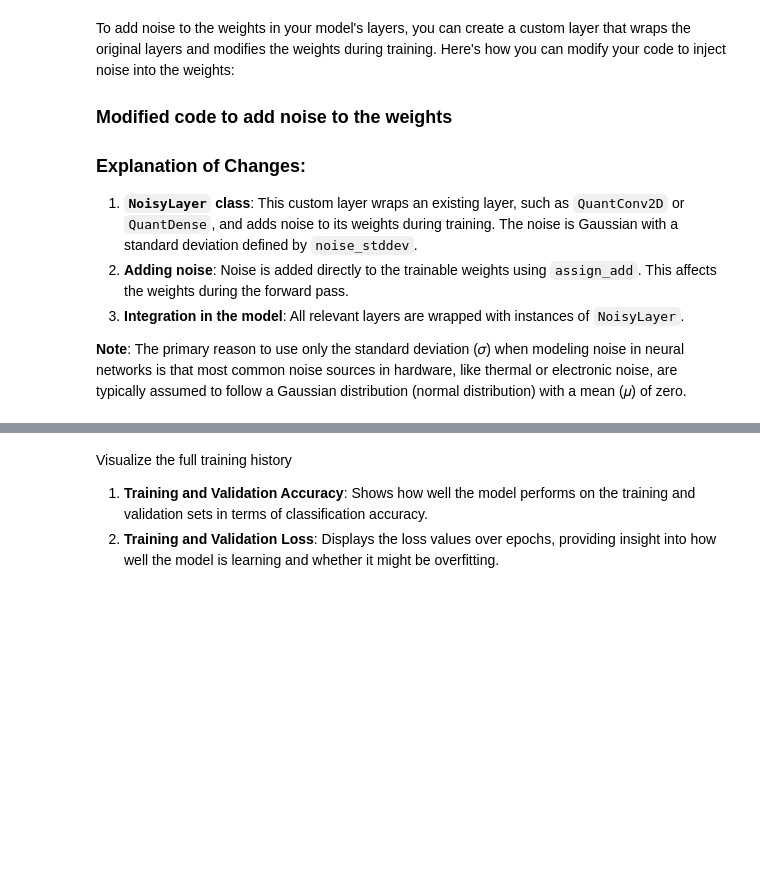
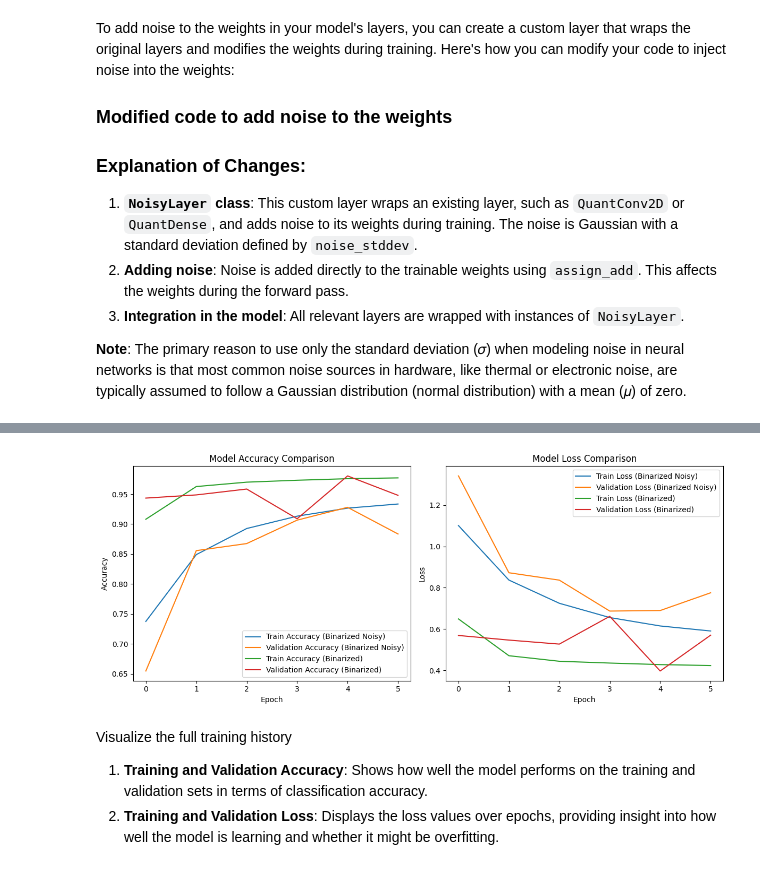
Before and after one commit to JuanZapa7a/semiotics, a Jupyter notebook: QAT_MNIST_NOISY.ipynb, the cells around one changed output, grey strips where cells are left out. Drawn from its saved outputs; the diff is of its cells as text; code cells hidden in the pictures; blank space fills up the shorter version.

```diff
--- a/QAT_MNIST_NOISY.ipynb
+++ b/QAT_MNIST_NOISY.ipynb
@@ -289,0 +328,21 @@ Test Loss: 2.6431
+# %%
+# Compile the model with an optimizer and loss function
+model_b.compile(
+    optimizer='adam',                      # Adam optimizer is often effective for training binarized networks
+    loss="sparse_categorical_crossentropy",# Cross-entropy loss for classification
+    metrics=["accuracy"]                   # Accuracy as the evaluation metric
+)
+
+# Train the model where QAT takes place as the model learns to optimize quantized weights and activations.
+history_b = model_b.fit(
+    train_images, train_labels,
+    epochs=6,                           # Number of training epochs
+    batch_size=64,                      # Batch size for training
+    validation_data=(test_images, test_labels) # Evaluate on test set after each epoch
+)
+
+# Evaluate the model on the test dataset
+test_loss, test_accuracy = model_b.evaluate(test_images, test_labels)
+
+print(f"Test Accuracy: {test_accuracy * 100:.2f}%")
+print(f"Test Loss: {test_loss:.4f}")
@@ -290,33 +365,35 @@ Test Loss: 2.6431
 # %%
 import matplotlib.pyplot as plt
 
 # Plot training & validation accuracy values for both models
 plt.figure(figsize=(12, 5))
 
 # Accuracy plot
 plt.subplot(1, 2, 1)
-plt.plot(history.history['accuracy'], label='Train Accuracy (Binarized)')
-plt.plot(history.history['val_accuracy'], label='Validation Accuracy (Binarized)')
-plt.plot(history_normal.history['accuracy'], label='Train Accuracy (Normal)')
-plt.plot(history_normal.history['val_accuracy'], label='Validation Accuracy (Normal)')
+plt.plot(history.history['accuracy'], label='Train Accuracy (Binarized Noisy)')
+plt.plot(history.history['val_accuracy'], label='Validation Accuracy (Binarized Noisy)')
+plt.plot(history_b.history['accuracy'], label='Train Accuracy (Binarized)')
+plt.plot(history_b.history['val_accuracy'], label='Validation Accuracy (Binarized)')
 plt.title('Model Accuracy Comparison')
 plt.xlabel('Epoch')
 plt.ylabel('Accuracy')
 plt.legend(loc='lower right')
 
 # Loss plot
 plt.subplot(1, 2, 2)
-plt.plot(history.history['loss'], label='Train Loss (Binarized)')
-plt.plot(history.history['val_loss'], label='Validation Loss (Binarized)')
-plt.plot(history_normal.history['loss'], label='Train Loss (Normal)')
-plt.plot(history_normal.history['val_loss'], label='Validation Loss (Normal)')
+plt.plot(history.history['loss'], label='Train Loss (Binarized Noisy)')
+plt.plot(history.history['val_loss'], label='Validation Loss (Binarized Noisy)')
+plt.plot(history_b.history['loss'], label='Train Loss (Binarized)')
+plt.plot(history_b.history['val_loss'], label='Validation Loss (Binarized)')
 plt.title('Model Loss Comparison')
 plt.xlabel('Epoch')
 plt.ylabel('Loss')
 plt.legend(loc='upper right')
 
 plt.tight_layout()
 plt.show()
+# %% [output]
+[figure, added]
 # %% [markdown]
 Visualize the full training history
 
```
Also changed, not shown: parts of 8 cells of this notebook.
